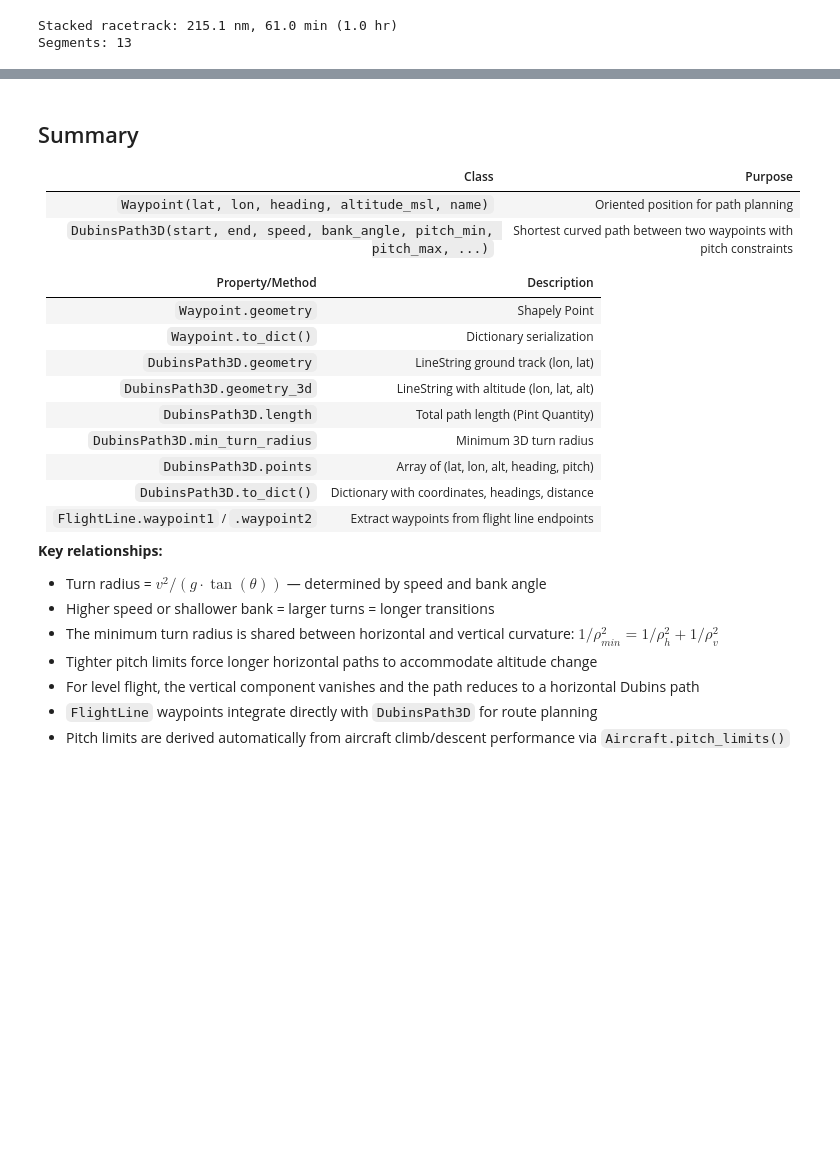
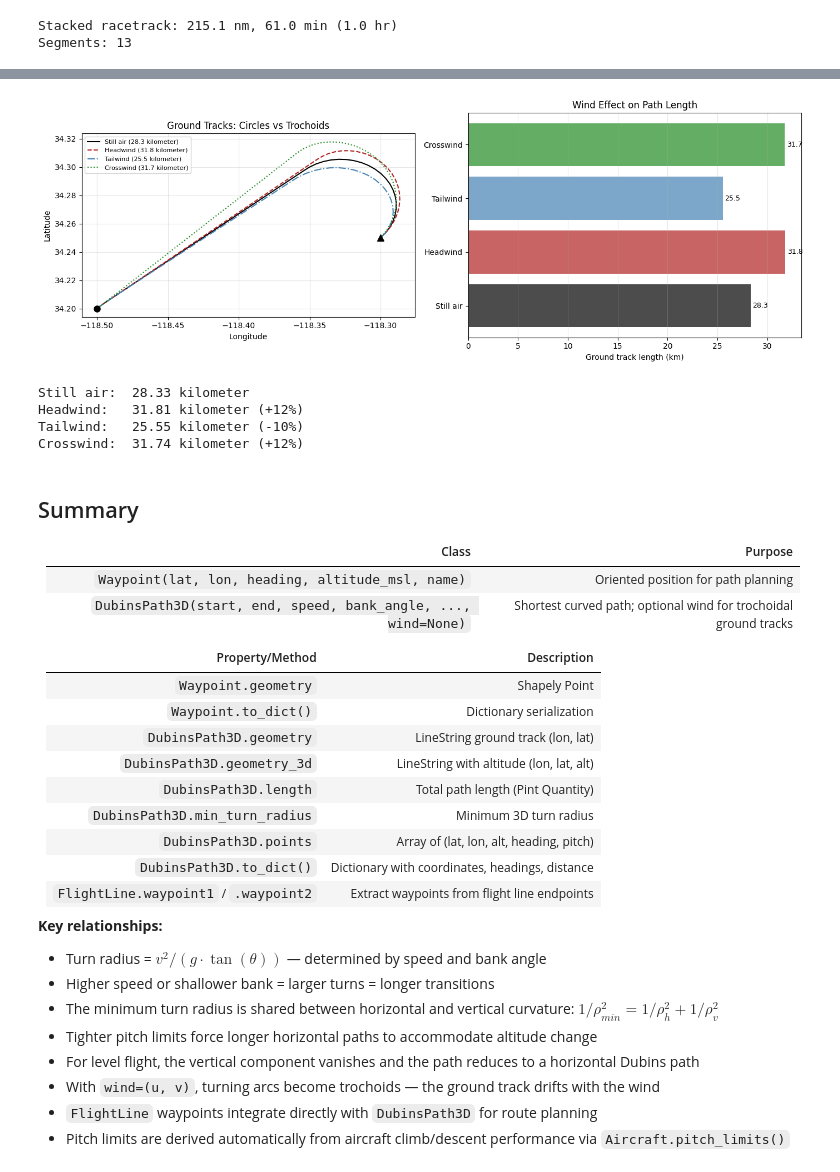
Before and after one commit to ryanpavlick/hyplan, a Jupyter notebook: notebooks/dubins_path_planning.ipynb, the cells around one changed output, grey strips where cells are left out. Saved outputs shown, nothing was run; the diff lists cells and outputs as text; code cells hidden in the pictures; blank space fills up the shorter version.

```diff
--- a/notebooks/dubins_path_planning.ipynb
+++ b/notebooks/dubins_path_planning.ipynb
@@ -976,10 +992,78 @@ Segments: 13
+# %%
+# Compare still-air vs wind-affected Dubins paths
+wp_a = Waypoint(34.20, -118.50, 45.0, altitude_msl=6000 * ureg.meter)
+wp_b = Waypoint(34.25, -118.30, 225.0, altitude_msl=6000 * ureg.meter)
+
+speed = ureg.Quantity(250, "knot")
+bank = 25.0
+
+# Still air
+path_still = DubinsPath3D(wp_a, wp_b, speed, bank)
+
+# Headwind from northeast (wind blowing southwest)
+path_hw = DubinsPath3D(wp_a, wp_b, speed, bank, wind=(-10.0, -10.0))
+
+# Tailwind from southwest
+path_tw = DubinsPath3D(wp_a, wp_b, speed, bank, wind=(10.0, 10.0))
+
+# Strong crosswind from north
+path_xw = DubinsPath3D(wp_a, wp_b, speed, bank, wind=(0.0, -20.0))
+
+fig, axes = plt.subplots(1, 2, figsize=(14, 5))
+
+ax = axes[0]
+for label, p, color, ls in [
+    ("Still air", path_still, "black", "-"),
+    ("Headwind", path_hw, "firebrick", "--"),
+    ("Tailwind", path_tw, "steelblue", "-."),
+    ("Crosswind", path_xw, "forestgreen", ":"),
+]:
+    coords = np.array(p.geometry.coords)
+    ax.plot(coords[:, 0], coords[:, 1], color=color, linestyle=ls,
+            label=f'{label} ({p.length.to(ureg.km):.1f})')
+
+ax.plot(*wp_a.geometry.coords[0], "ko", markersize=8)
+ax.plot(*wp_b.geometry.coords[0], "k^", markersize=8)
+ax.set_xlabel("Longitude")
+ax.set_ylabel("Latitude")
+ax.set_title("Ground Tracks: Circles vs Trochoids")
+ax.legend(fontsize=8)
+ax.set_aspect("equal")
+ax.grid(True, alpha=0.3)
+
+ax2 = axes[1]
+labels = ["Still air", "Headwind", "Tailwind", "Crosswind"]
+lengths = [p.length.to(ureg.km).magnitude for p in
+           [path_still, path_hw, path_tw, path_xw]]
+colors = ["black", "firebrick", "steelblue", "forestgreen"]
+bars = ax2.barh(labels, lengths, color=colors, alpha=0.7)
+ax2.set_xlabel("Ground track length (km)")
+ax2.set_title("Wind Effect on Path Length")
+for bar, length in zip(bars, lengths):
+    ax2.text(bar.get_width() + 0.2, bar.get_y() + bar.get_height()/2,
+             f'{length:.1f}', va='center', fontsize=9)
+ax2.grid(True, alpha=0.3, axis='x')
+
+plt.tight_layout()
+plt.show()
+
+print(f'Still air:  {path_still.length.to(ureg.km):.2f}')
+print(f'Headwind:   {path_hw.length.to(ureg.km):.2f} ({(path_hw.length/path_still.length - 1).magnitude*100:+.0f}%)')
+print(f'Tailwind:   {path_tw.length.to(ureg.km):.2f} ({(path_tw.length/path_still.length - 1).magnitude*100:+.0f}%)')
+print(f'Crosswind:  {path_xw.length.to(ureg.km):.2f} ({(path_xw.length/path_still.length - 1).magnitude*100:+.0f}%)')
+# %% [output]
+[figure, added]
+Still air:  28.33 kilometer
+Headwind:   31.81 kilometer (+12%)
+Tailwind:   25.55 kilometer (-10%)
+Crosswind:  31.74 kilometer (+12%)
 # %% [markdown]
 ## Summary
 
 | Class | Purpose |
 |-------|--------|
 | `Waypoint(lat, lon, heading, altitude_msl, name)` | Oriented position for path planning |
-| `DubinsPath3D(start, end, speed, bank_angle, pitch_min, pitch_max, ...)` | Shortest curved path between two waypoints with pitch constraints |
+| `DubinsPath3D(start, end, speed, bank_angle, ..., wind=None)` | Shortest curved path; optional wind for trochoidal ground tracks |
 
 | Property/Method | Description |
 |-----------------|-------------|
@@ -999,5 +1083,6 @@ Segments: 13
 - The minimum turn radius is shared between horizontal and vertical curvature: $1/\rho_{min}^2 = 1/\rho_h^2 + 1/\rho_v^2$
 - Tighter pitch limits force longer horizontal paths to accommodate altitude change
 - For level flight, the vertical component vanishes and the path reduces to a horizontal Dubins path
+- With `wind=(u, v)`, turning arcs become trochoids — the ground track drifts with the wind
 - `FlightLine` waypoints integrate directly with `DubinsPath3D` for route planning
 - Pitch limits are derived automatically from aircraft climb/descent performance via `Aircraft.pitch_limits()`
```
Also changed, not shown: parts of 2 cells of this notebook, 3 other files.
